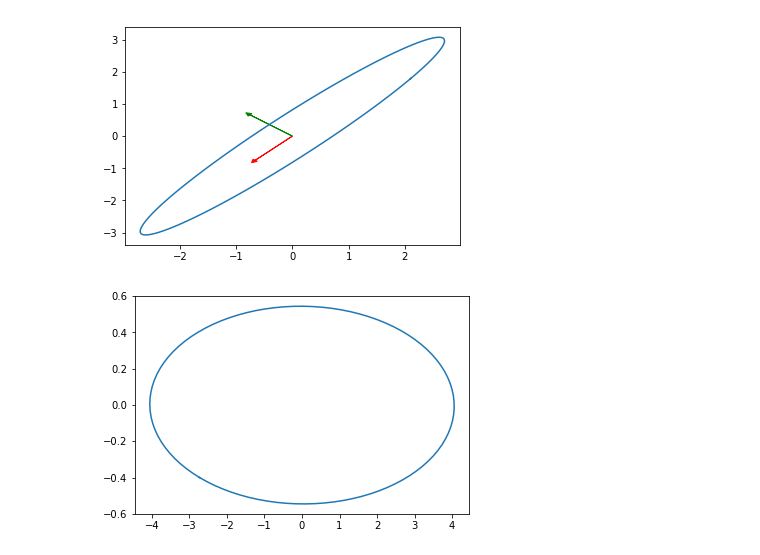
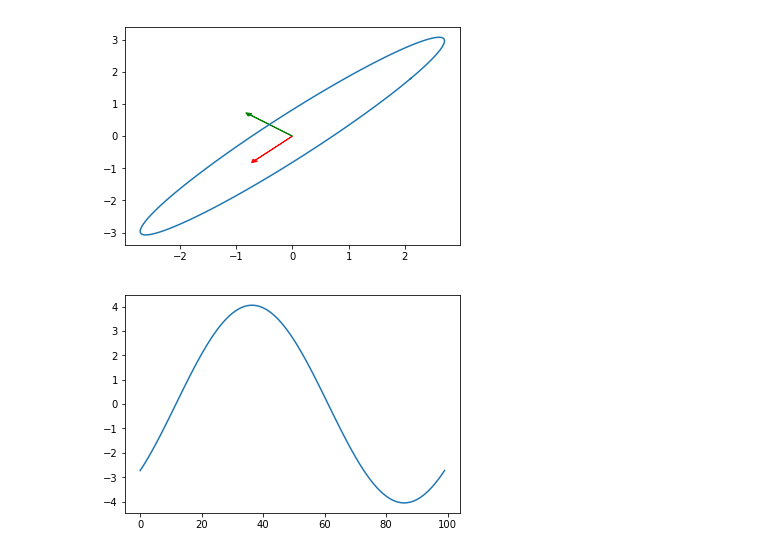
Before and after one commit to TomHase/misc_code, a Jupyter notebook: pca/pca_example.ipynb, the cells around one changed output. Saved outputs shown, nothing was run; the diff lists cells and outputs as text; code cells hidden in the pictures.

```diff
--- a/pca/pca_example.ipynb
+++ b/pca/pca_example.ipynb
@@ -38,7 +38,7 @@ Z=np.stack((x.T,y.T), axis=1)
 T=np.dot(Z,W)
 # %%
 fig = plt.figure()
-plt.plot(T[:,0],T[:,1])
+plt.plot(T[:,0])
 plt.show()
 # %% [output]
-[figure, old version]
+[figure, new version]
```
